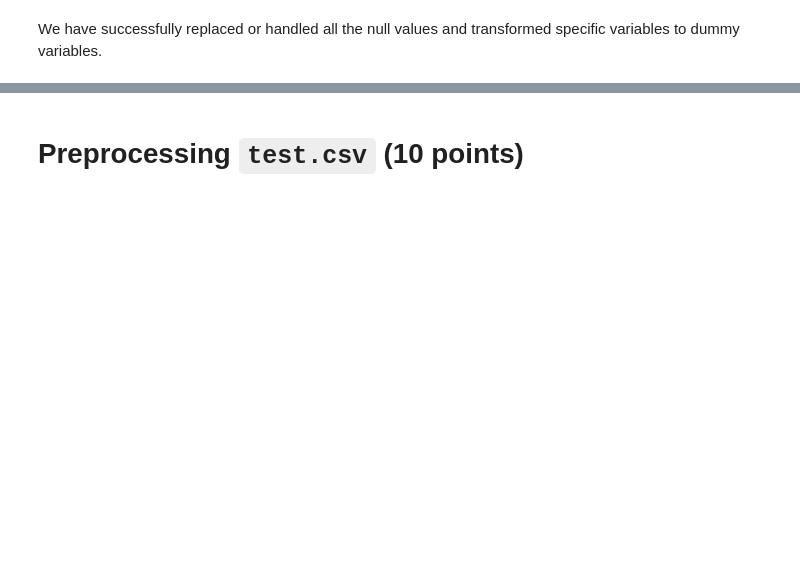
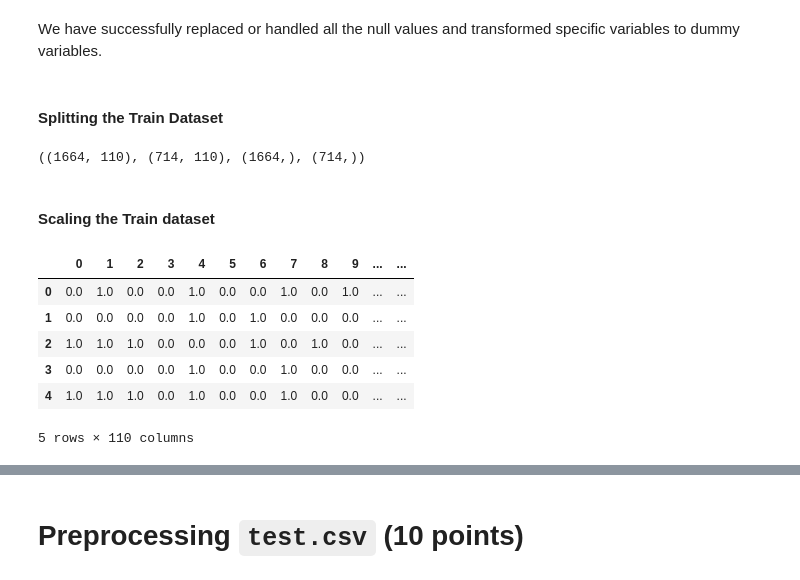
Before and after one commit to ddahiya16/Machine-Learning, a Jupyter notebook: Exam - Summer 2021.ipynb, the cells around one changed output, grey strips where cells are left out. Saved outputs shown, nothing was run; the diff lists cells and outputs as text; code cells hidden in the pictures; blank space fills up the shorter version.

```diff
--- a/Exam - Summer 2021.ipynb
+++ b/Exam - Summer 2021.ipynb
@@ -956,2 +966,32 @@ Total number of Null Values:  0
 # %% [markdown]
 We have successfully replaced or handled all the null values and transformed specific variables to dummy variables.
+# %% [markdown]
+#### Splitting the Train Dataset
+# %%
+x = df_train.drop('Y', axis = 1)
+y = df_train['Y']
+# %%
+from sklearn.model_selection import train_test_split
+
+x_train, x_test, y_train, y_test = train_test_split(x, y, random_state = 0, test_size = 0.3)
+x_train.shape, x_test.shape, y_train.shape, y_test.shape
+# %% [output]
+((1664, 110), (714, 110), (1664,), (714,))
+# %% [markdown]
+#### Scaling the Train dataset
+# %%
+from sklearn.preprocessing import MinMaxScaler
+
+scaler = MinMaxScaler()
+x_train = scaler.fit_transform(x_train)
+x_test = scaler.transform(x_test)
+# %%
+pd.DataFrame(x_train).head()
+# %% [output]
+|  | 0 | 1 | 2 | 3 | 4 | 5 | 6 | 7 | 8 | 9 | ... | ... |
+| 0 | 0.0 | 1.0 | 0.0 | 0.0 | 1.0 | 0.0 | 0.0 | 1.0 | 0.0 | 1.0 | ... | ... |
+| 1 | 0.0 | 0.0 | 0.0 | 0.0 | 1.0 | 0.0 | 1.0 | 0.0 | 0.0 | 0.0 | ... | ... |
+| 2 | 1.0 | 1.0 | 1.0 | 0.0 | 0.0 | 0.0 | 1.0 | 0.0 | 1.0 | 0.0 | ... | ... |
+| 3 | 0.0 | 0.0 | 0.0 | 0.0 | 1.0 | 0.0 | 0.0 | 1.0 | 0.0 | 0.0 | ... | ... |
+| 4 | 1.0 | 1.0 | 1.0 | 0.0 | 1.0 | 0.0 | 0.0 | 1.0 | 0.0 | 0.0 | ... | ... |
+5 rows × 110 columns
```
Also changed, not shown: parts of 127 cells of this notebook.
